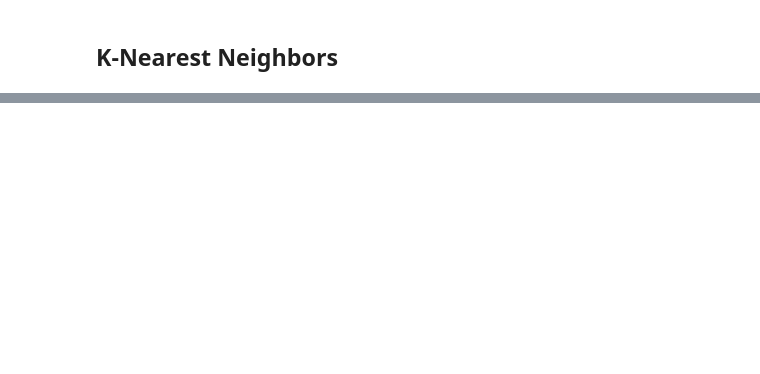
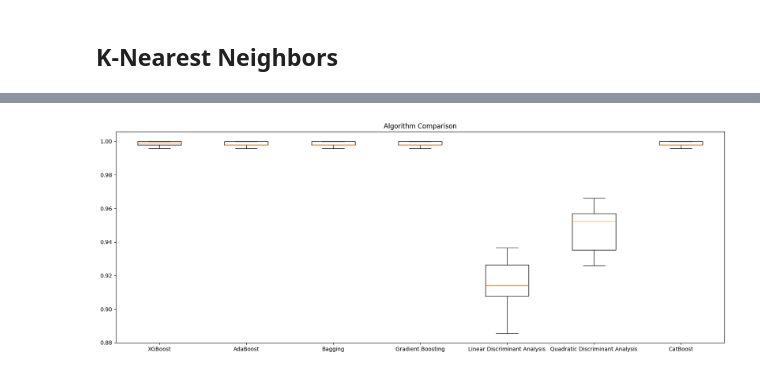
Before and after one commit to Monsterdied/AI, a Jupyter notebook: proj2/Nasa_Asteroids.ipynb, the cells around one changed output, grey strips where cells are left out. Drawn from its saved outputs; the diff is of its cells as text; code cells hidden in the pictures; blank space fills up the shorter version.

Commit message:
all models

```diff
--- a/proj2/Nasa_Asteroids.ipynb
+++ b/proj2/Nasa_Asteroids.ipynb
@@ -661,0 +851,34 @@ weighted avg       0.73      0.77      0.75       938
+# %%
+from sklearn.model_selection import cross_val_score, KFold
+from sklearn.ensemble import AdaBoostClassifier, BaggingClassifier, GradientBoostingClassifier
+from sklearn.discriminant_analysis import LinearDiscriminantAnalysis, QuadraticDiscriminantAnalysis
+from sklearn.neural_network import MLPClassifier
+from xgboost import XGBClassifier
+from catboost import CatBoostClassifier
+
+models = [
+    ('XGBoost', XGBClassifier()),
+    ('AdaBoost', AdaBoostClassifier(algorithm='SAMME')),
+    ('Bagging', BaggingClassifier()),
+    ('Gradient Boosting', GradientBoostingClassifier()),
+    ('Linear Discriminant Analysis', LinearDiscriminantAnalysis()),
+    ('Quadratic Discriminant Analysis', QuadraticDiscriminantAnalysis()),
+    ('CatBoost', CatBoostClassifier(logging_level='Silent'))
+]
+
+kfold = KFold(n_splits=10, random_state=1, shuffle=True)
+
+results = []
+
+for name, model in models:
+    cv_results = cross_val_score(model, X_train_normalized, y_train, cv=kfold, scoring='accuracy')
+    results.append(cv_results)
+
+
+plt.figure(figsize=(20, 7))
+plt.boxplot(results, labels=[name for name, _ in models])
+plt.title('Algorithm Comparison')
+
+plt.show()
+# %% [output]
+[figure, added]
```
Also changed, not shown: parts of 18 cells of this notebook, 4 other files.
